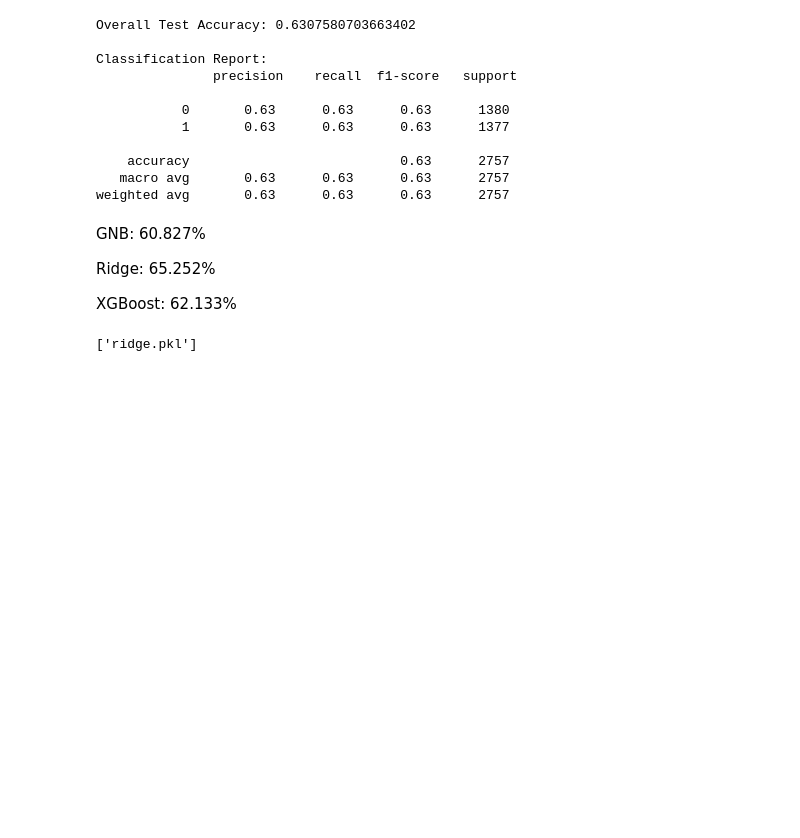
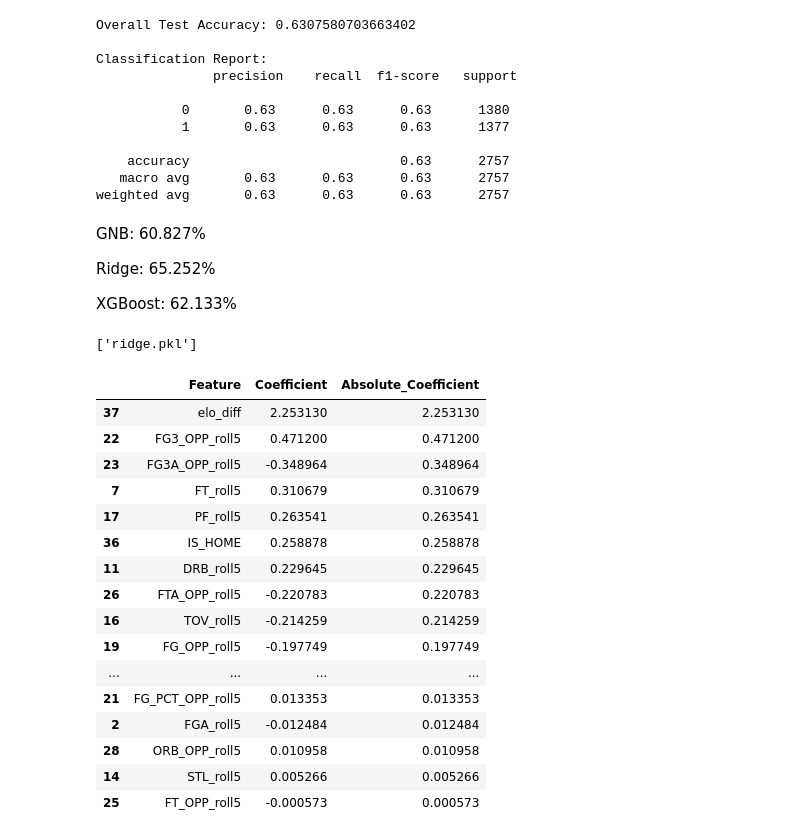
Before and after one commit to fdac25/nba, a Jupyter notebook: ml_models/model.ipynb, the cells around one changed output. Cells and saved outputs as stored; diff of their text form; code cells hidden in the pictures; blank space fills up the shorter version.

Commit message:
add feature importance

```diff
--- a/ml_models/model.ipynb
+++ b/ml_models/model.ipynb
@@ -280,3 +280,29 @@ XGBoost: 62.133%
 joblib.dump(ridge, 'ridge.pkl')
 # %% [output]
 ['ridge.pkl']
+# %%
+feature_importance = pd.DataFrame({'Feature': feature_cols,
+                                   'Coefficient': ridge.coef_,
+                                   'Absolute_Coefficient': abs(ridge.coef_)})
+
+feature_importance = feature_importance.sort_values(by='Absolute_Coefficient', ascending=False)
+
+display(feature_importance)
+# %% [output]
+|  | Feature | Coefficient | Absolute_Coefficient |
+| 37 | elo_diff | 2.253130 | 2.253130 |
+| 22 | FG3_OPP_roll5 | 0.471200 | 0.471200 |
+| 23 | FG3A_OPP_roll5 | -0.348964 | 0.348964 |
+| 7 | FT_roll5 | 0.310679 | 0.310679 |
+| 17 | PF_roll5 | 0.263541 | 0.263541 |
+| 36 | IS_HOME | 0.258878 | 0.258878 |
+| 11 | DRB_roll5 | 0.229645 | 0.229645 |
+| 26 | FTA_OPP_roll5 | -0.220783 | 0.220783 |
+| 16 | TOV_roll5 | -0.214259 | 0.214259 |
+| 19 | FG_OPP_roll5 | -0.197749 | 0.197749 |
+| ... | ... | ... | ... |
+| 21 | FG_PCT_OPP_roll5 | 0.013353 | 0.013353 |
+| 2 | FGA_roll5 | -0.012484 | 0.012484 |
+| 28 | ORB_OPP_roll5 | 0.010958 | 0.010958 |
+| 14 | STL_roll5 | 0.005266 | 0.005266 |
+| 25 | FT_OPP_roll5 | -0.000573 | 0.000573 |
```
